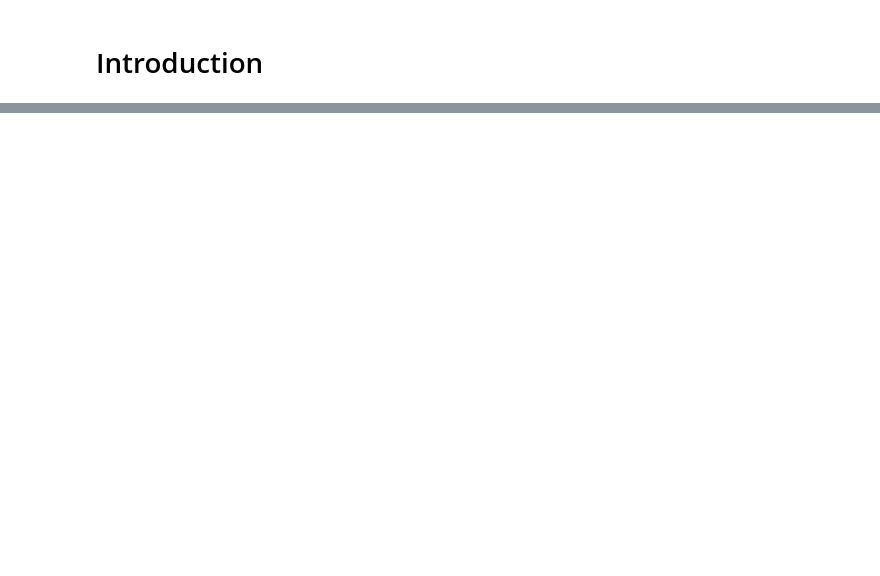
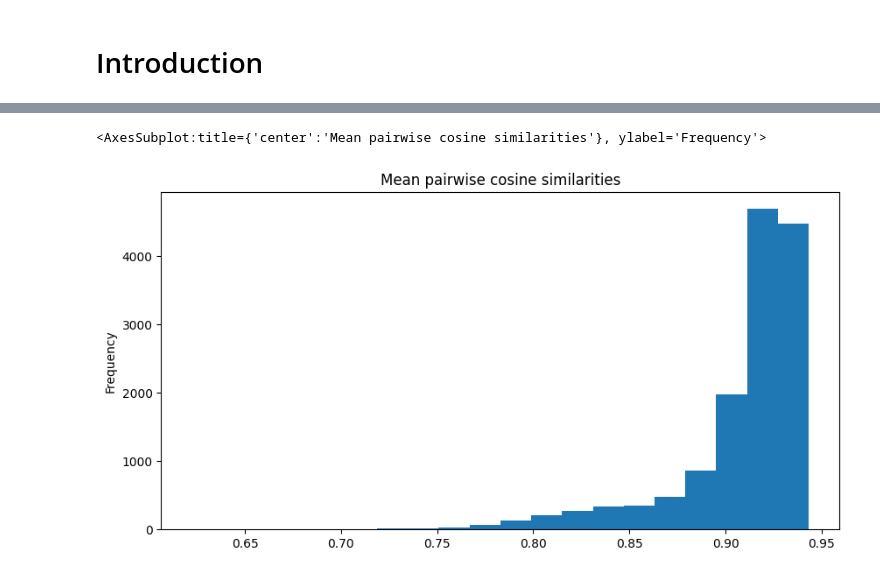
Before and after one commit to juanroesel/business-names-eda, a Jupyter notebook: src/notebooks/business_names_eda.ipynb, the cells around one changed output, grey strips where cells are left out. Saved outputs shown, nothing was run; the diff lists cells and outputs as text; code cells hidden in the pictures; blank space fills up the shorter version.

```diff
--- a/src/notebooks/business_names_eda.ipynb
+++ b/src/notebooks/business_names_eda.ipynb
@@ -33,0 +184,4 @@ df = pd.read_csv(data_path + "/companies_sorted.csv")
+# %%
+# BERT vectors
+vectors_b1 = pd.read_pickle(artifacts_path + "/vectors_b1.pkl")
+vectors_b1.head()
@@ -33,0 +365,2 @@ df = pd.read_csv(data_path + "/companies_sorted.csv")
+# %%
+dist_X = pd.DataFrame(cosine_similarity(vectors_b1), index=vectors_b1.index, columns=vectors_b1.index)
@@ -33,0 +377,2 @@ df = pd.read_csv(data_path + "/companies_sorted.csv")
+# %%
+dist_X_stats = dist_X.describe()
@@ -33,0 +392,9 @@ df = pd.read_csv(data_path + "/companies_sorted.csv")
+# %%
+dist_X_stats.loc["mean"].plot.hist(
+    bins=20,
+    figsize=(10, 5),
+    title="Mean pairwise cosine similarities"
+)
+# %% [output]
+<AxesSubplot:title={'center':'Mean pairwise cosine similarities'}, ylabel='Frequency'>
+[figure, added]
```
Also changed, not shown: parts of 47 cells of this notebook.
